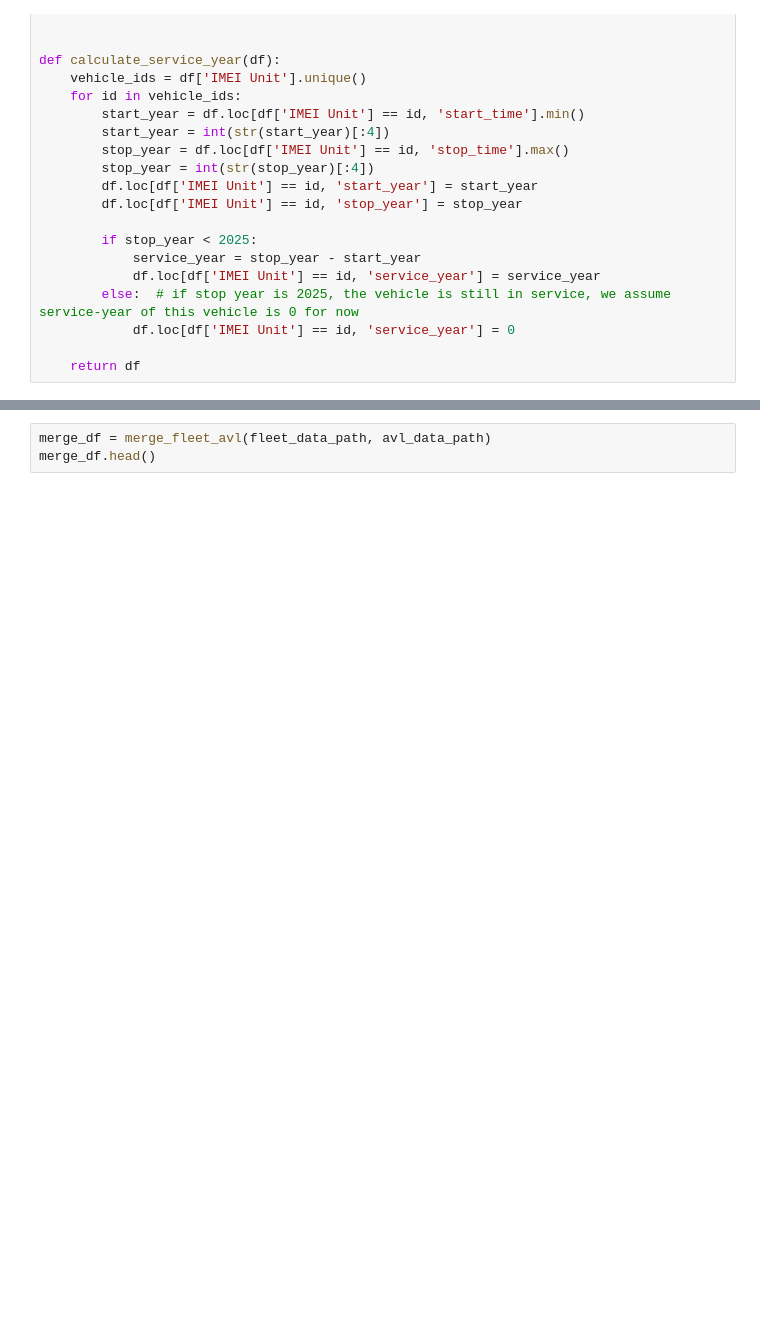
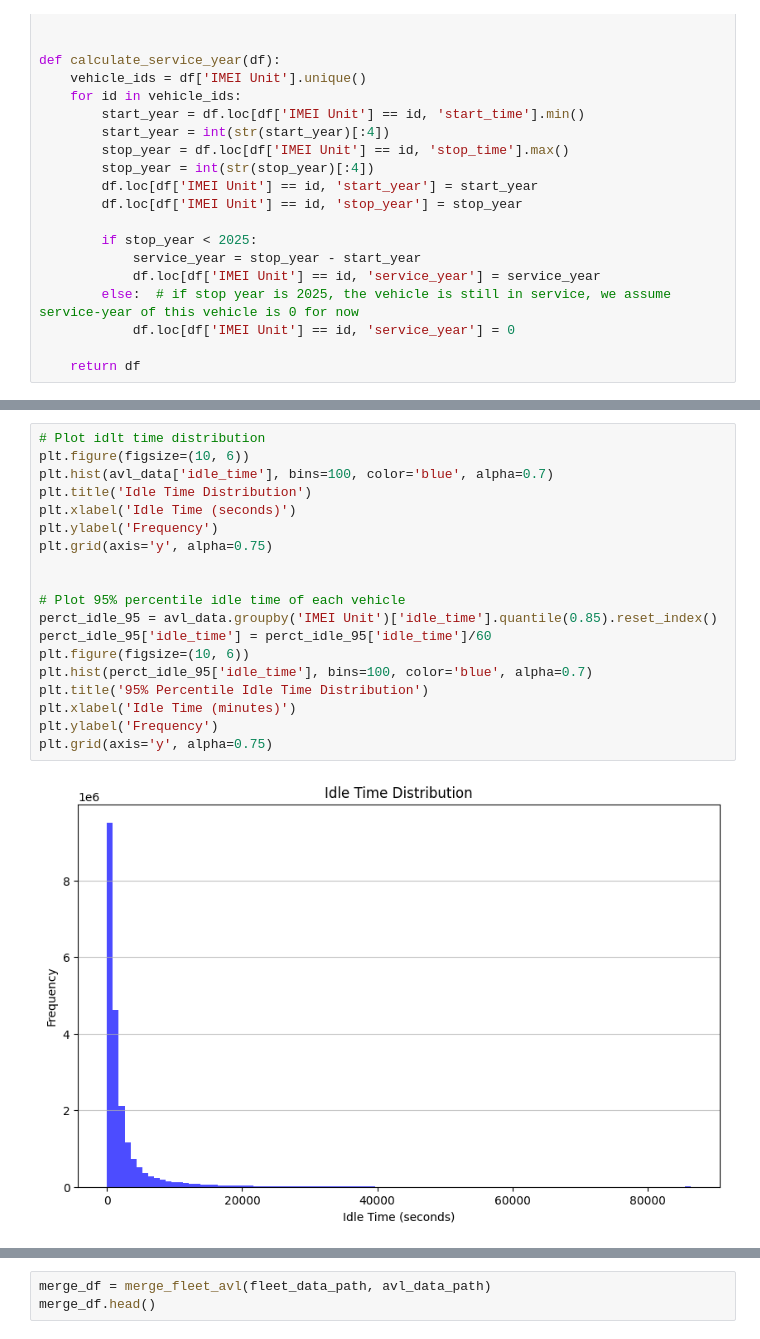
Before and after one commit to AlexWangVT/fleet_modeling, a Jupyter notebook: scripts/fleet_avl_merge.ipynb, the cells around one changed output, grey strips where cells are left out. Saved outputs shown, nothing was run; the diff lists cells and outputs as text; blank space fills up the shorter version.

```diff
--- a/scripts/fleet_avl_merge.ipynb
+++ b/scripts/fleet_avl_merge.ipynb
@@ -44,3 +43,24 @@ len(set(avl_data['IMEI Unit'].unique()) & set(fleet_data['IMEI Unit'].unique()))
 # %% [output]
 24875 11254
 0
+# %%
+# Plot idlt time distribution
+plt.figure(figsize=(10, 6))
+plt.hist(avl_data['idle_time'], bins=100, color='blue', alpha=0.7)
+plt.title('Idle Time Distribution')
+plt.xlabel('Idle Time (seconds)')
+plt.ylabel('Frequency')
+plt.grid(axis='y', alpha=0.75)
+
+
+# Plot 95% percentile idle time of each vehicle
+perct_idle_95 = avl_data.groupby('IMEI Unit')['idle_time'].quantile(0.85).reset_index()
+perct_idle_95['idle_time'] = perct_idle_95['idle_time']/60
+plt.figure(figsize=(10, 6))
+plt.hist(perct_idle_95['idle_time'], bins=100, color='blue', alpha=0.7)
+plt.title('95% Percentile Idle Time Distribution')
+plt.xlabel('Idle Time (minutes)')
+plt.ylabel('Frequency')
+plt.grid(axis='y', alpha=0.75)
+# %% [output]
+[figure, added]
```
Also changed, not shown: parts of 3 cells of this notebook, 19 other files.
